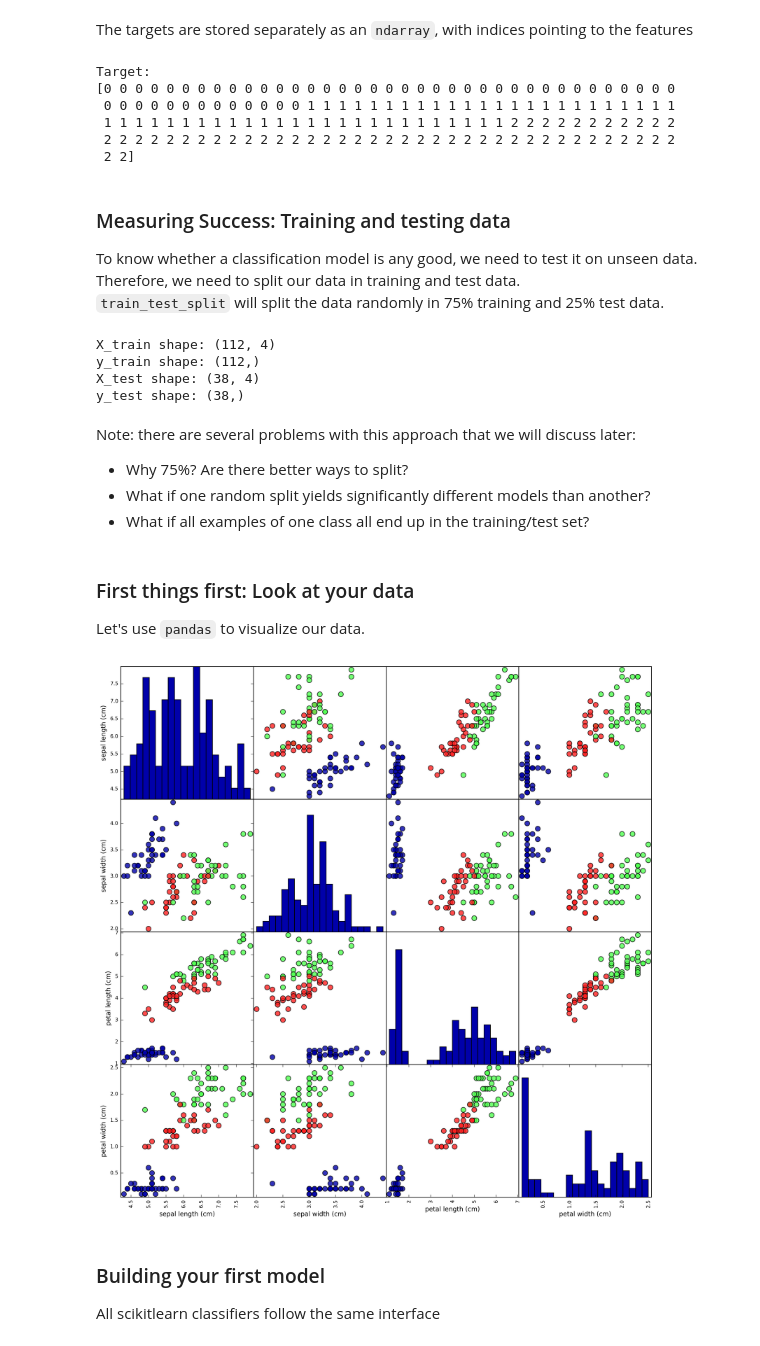
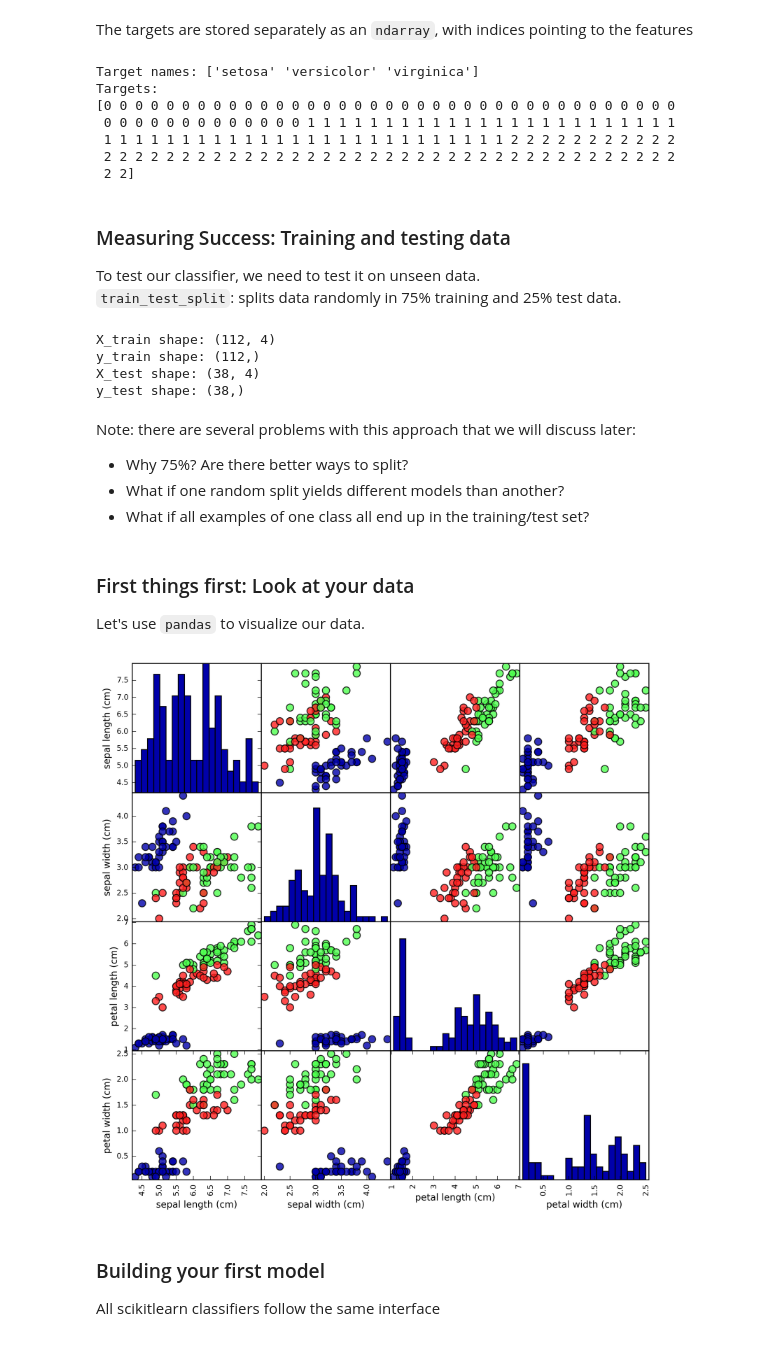
Before and after one commit to ds-madhavan-ramani/machine_learning_introduction, a Jupyter notebook: 01c - Introduction - scikit-learn.ipynb, the cells around one changed output. Saved outputs shown, nothing was run; the diff lists cells and outputs as text; code cells hidden in the pictures.

```diff
--- a/01c - Introduction - scikit-learn.ipynb
+++ b/01c - Introduction - scikit-learn.ipynb
@@ -87,10 +87,11 @@ First five columns of data:
 # %% [markdown]
 The targets are stored separately as an `ndarray`, with indices pointing to the features
 # %%
-print("Feature names: {}".format(iris_dataset['feature_names']))
-print("Target:\n{}".format(iris_dataset['target']))
+print("Target names: {}".format(iris_dataset['target_names']))
+print("Targets:\n{}".format(iris_dataset['target']))
 # %% [output]
-Target:
+Target names: ['setosa' 'versicolor' 'virginica']
+Targets:
 [0 0 0 0 0 0 0 0 0 0 0 0 0 0 0 0 0 0 0 0 0 0 0 0 0 0 0 0 0 0 0 0 0 0 0 0 0
  0 0 0 0 0 0 0 0 0 0 0 0 0 1 1 1 1 1 1 1 1 1 1 1 1 1 1 1 1 1 1 1 1 1 1 1 1
  1 1 1 1 1 1 1 1 1 1 1 1 1 1 1 1 1 1 1 1 1 1 1 1 1 1 2 2 2 2 2 2 2 2 2 2 2
@@ -98,12 +99,13 @@ Target:
  2 2]
 # %% [markdown]
 ### Measuring Success: Training and testing data
-To know whether a classification model is any good, we need to test it on unseen data. Therefore, we need to split our data in training and test data.
-`train_test_split` will split the data randomly in 75% training and 25% test data.
+To test our classifier, we need to test it on unseen data.
+`train_test_split`: splits data randomly in 75% training and 25% test data.
 # %%
 from sklearn.model_selection import train_test_split
 X_train, X_test, y_train, y_test = train_test_split(
-    iris_dataset['data'], iris_dataset['target'], random_state=0)
+    iris_dataset['data'], iris_dataset['target'],
+    random_state=0)
 print("X_train shape: {}".format(X_train.shape))
 print("y_train shape: {}".format(y_train.shape))
 print("X_test shape: {}".format(X_test.shape))
@@ -117,19 +119,22 @@ y_test shape: (38,)
 Note: there are several problems with this approach that we will discuss later:
 
 * Why 75%? Are there better ways to split?
-* What if one random split yields significantly different models than another?
+* What if one random split yields  different models than another?
 * What if all examples of one class all end up in the training/test set?
 # %% [markdown]
 ### First things first: Look at your data
 Let's use `pandas` to visualize our data.
 # %%
-# Build a DataFrame with the training examples and feature names
-iris_dataframe = pd.DataFrame(X_train, columns=iris_dataset.feature_names)
-# create a scatter matrix from the dataframe, color by class (y_train)
-grr = pd.scatter_matrix(iris_dataframe, c=y_train, figsize=(15, 15), marker='o',
-                        hist_kwds={'bins': 20}, s=60, alpha=.8, cmap=mglearn.cm3)
+# Build a DataFrame with training examples and feature names
+iris_df = pd.DataFrame(X_train,
+                       columns=iris_dataset.feature_names)
+
+# scatter matrix from the dataframe, color by class
+sm = pd.scatter_matrix(iris_df, c=y_train, figsize=(10, 10),
+                  marker='o', hist_kwds={'bins': 20}, s=60,
+                  alpha=.8, cmap=mglearn.cm3)
 # %% [output]
-[figure, old version]
+[figure, new version]
 # %% [markdown]
 ### Building your first model
 All scikitlearn classifiers follow the same interface
```
Also changed, not shown: parts of 10 cells of this notebook, 6 other files.
